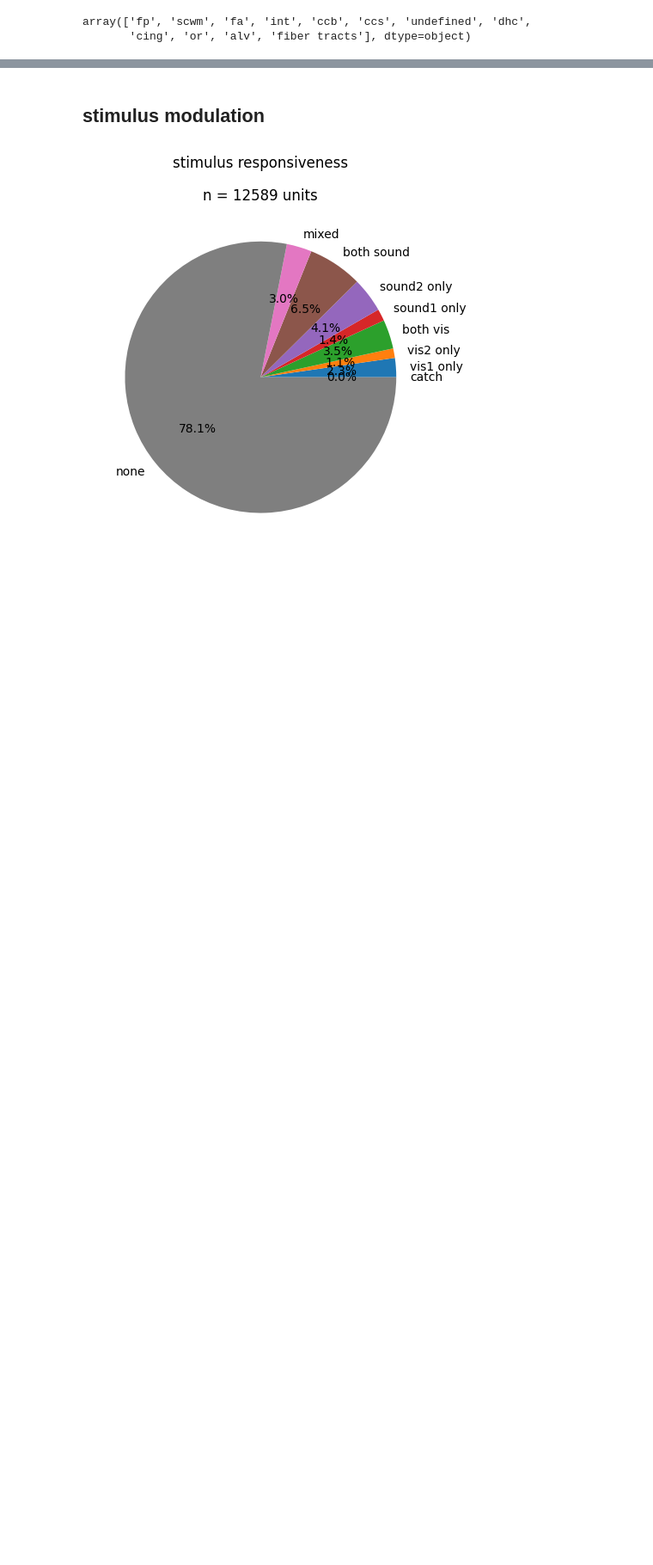
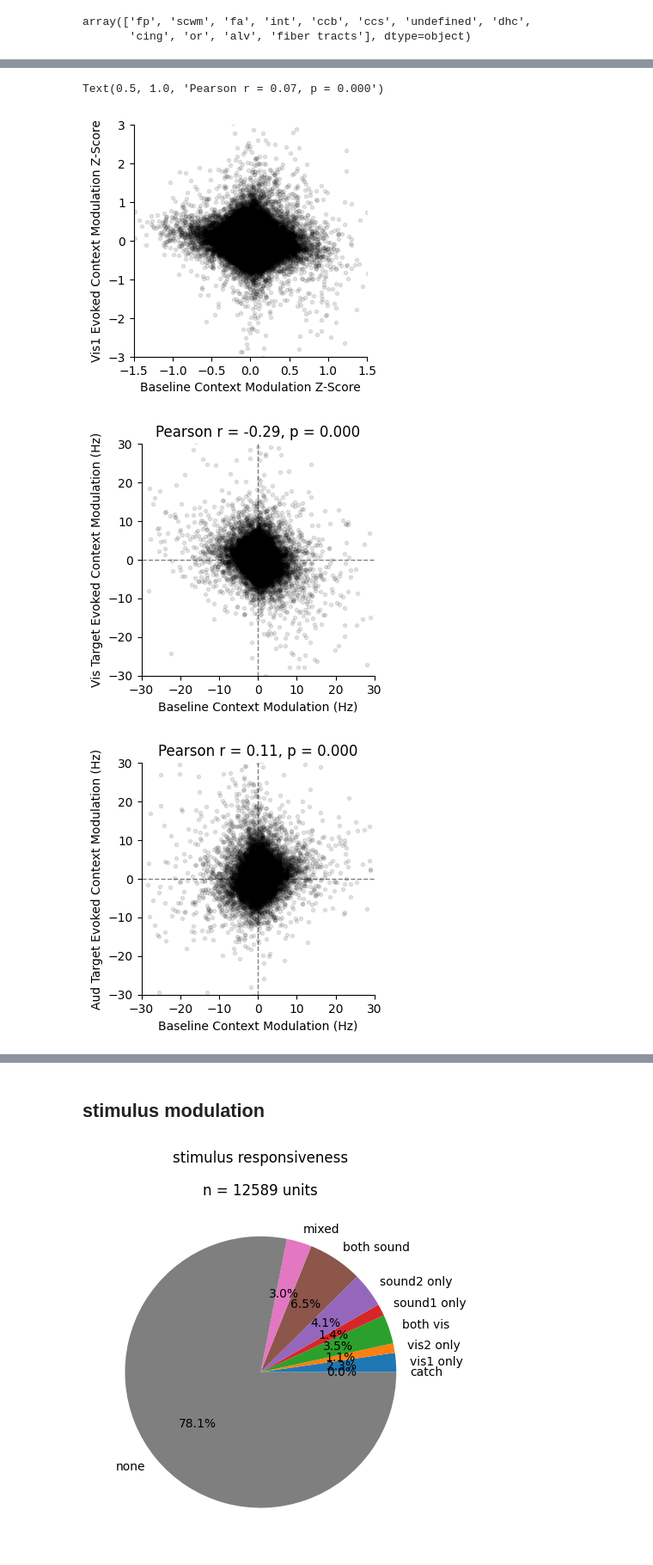
Before and after one commit to AllenInstitute/dynamic_routing_analysis, a Jupyter notebook: notebooks/single_unit_metrics_analysis.ipynb, the cells around one changed output, grey strips where cells are left out. Shown at 86% size. Drawn from its saved outputs; the diff is of its cells as text; code cells hidden in the pictures; blank space fills up the shorter version.

```diff
--- a/notebooks/single_unit_metrics_analysis.ipynb
+++ b/notebooks/single_unit_metrics_analysis.ipynb
@@ -459,0 +530,54 @@ fig.tight_layout()
+# %%
+fig,ax=plt.subplots(figsize=(3.5,3.5))
+ax.plot(sel_units['baseline_context_modulation_zscore'],sel_units['vis1_evoked_context_modulation_zscore'],'k.',alpha=0.1)
+ax.set_xlabel('Baseline Context Modulation Z-Score')
+ax.set_ylabel('Vis1 Evoked Context Modulation Z-Score')
+ax.set_xlim(-1.5,1.5)
+ax.set_ylim(-3,3)
+ax.spines['top'].set_visible(False)
+ax.spines['right'].set_visible(False)
+
+
+r,p=stats.pearsonr(sel_units['baseline_context_modulation_raw'],sel_units['vis1_evoked_context_modulation_raw'])
+fig,ax=plt.subplots(figsize=(3.5,3.5))
+ax.axhline(0, color='gray', linestyle='--', linewidth=1)
+ax.axvline(0, color='gray', linestyle='--', linewidth=1)
+ax.plot(sel_units['baseline_context_modulation_raw'],sel_units['vis1_evoked_context_modulation_raw'],'k.',alpha=0.1)
+ax.set_xlabel('Baseline Context Modulation (Hz)')
+ax.set_ylabel('Vis Target Evoked Context Modulation (Hz)')
+ax.set_xlim(-30,30)
+ax.set_ylim(-30,30)
+ax.spines['top'].set_visible(False)
+ax.spines['right'].set_visible(False)
+ax.set_title(f'Pearson r = {r:.2f}, p = {p:.3f}')
+
+r,p=stats.pearsonr(sel_units['baseline_context_modulation_raw'],sel_units['sound1_evoked_context_modulation_raw'])
+fig,ax=plt.subplots(figsize=(3.5,3.5))
+ax.axhline(0, color='gray', linestyle='--', linewidth=1)
+ax.axvline(0, color='gray', linestyle='--', linewidth=1)
+ax.plot(sel_units['baseline_context_modulation_raw'],sel_units['sound1_evoked_context_modulation_raw'],'k.',alpha=0.1)
+ax.set_xlabel('Baseline Context Modulation (Hz)')
+ax.set_ylabel('Aud Target Evoked Context Modulation (Hz)')
+ax.set_xlim(-30,30)
+ax.set_ylim(-30,30)
+ax.spines['top'].set_visible(False)
+ax.spines['right'].set_visible(False)
+ax.set_title(f'Pearson r = {r:.2f}, p = {p:.3f}')
+
+r,p=stats.pearsonr(sel_units['vis1_context_modulation_raw'],sel_units['sound1_evoked_context_modulation_raw'])
+fig,ax=plt.subplots(figsize=(3.5,3.5))
+ax.axhline(0, color='gray', linestyle='--', linewidth=1)
+ax.axvline(0, color='gray', linestyle='--', linewidth=1)
+ax.plot(sel_units['vis1_context_modulation_raw'],sel_units['sound1_evoked_context_modulation_raw'],'k.',alpha=0.1)
+ax.set_xlabel('Vis Target Evoked Context Modulation (Hz)')
+ax.set_ylabel('Aud Target Evoked Context Modulation (Hz)')
+ax.set_xlim(-30,30)
+ax.set_ylim(-30,30)
+ax.spines['top'].set_visible(False)
+ax.spines['right'].set_visible(False)
+ax.set_title(f'Pearson r = {r:.2f}, p = {p:.3f}')
+# %% [output]
+Text(0.5, 1.0, 'Pearson r = 0.07, p = 0.000')
+[figure, added]
+[figure, added]
+[figure, added]
```
Also changed, not shown: parts of 11 cells of this notebook, 10 other files.
